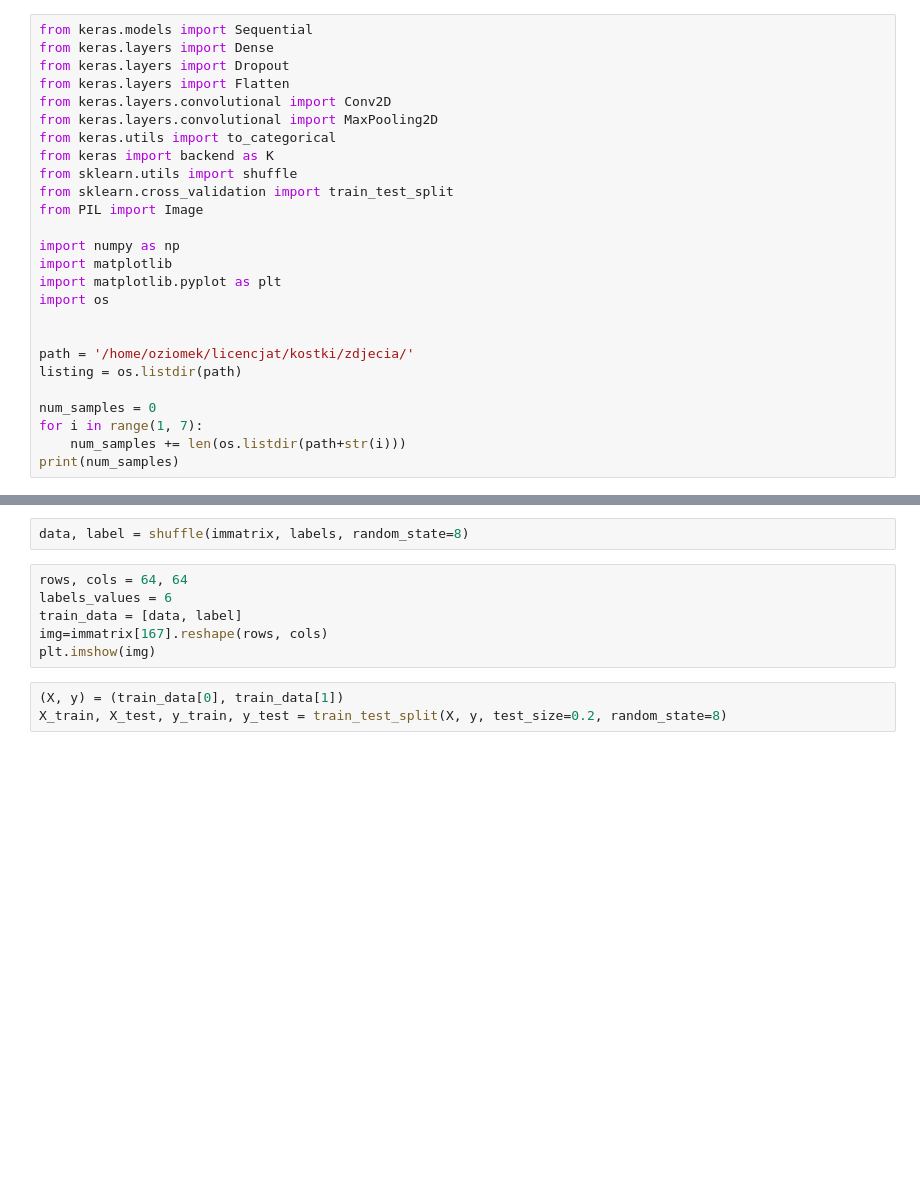
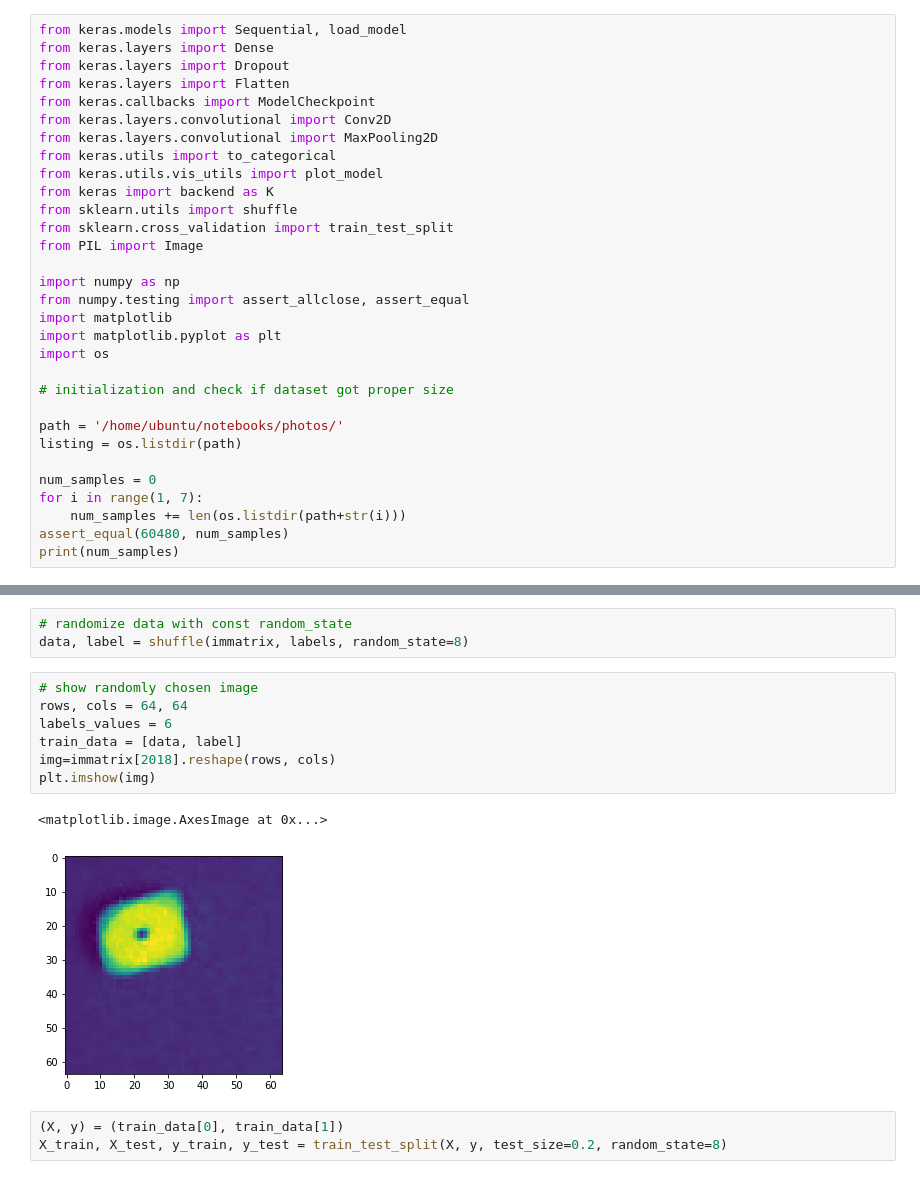
Before and after one commit to oziomek1/NNLearning, a Jupyter notebook: dice_cnn.ipynb, the cells around one changed output, grey strips where cells are left out. Saved outputs shown, nothing was run; the diff lists cells and outputs as text; blank space fills up the shorter version.

```diff
--- a/dice_cnn.ipynb
+++ b/dice_cnn.ipynb
@@ -3,26 +3,31 @@
 # %%
-from keras.models import Sequential
+from keras.models import Sequential, load_model
 from keras.layers import Dense
 from keras.layers import Dropout
 from keras.layers import Flatten
+from keras.callbacks import ModelCheckpoint
 from keras.layers.convolutional import Conv2D
 from keras.layers.convolutional import MaxPooling2D
 from keras.utils import to_categorical
+from keras.utils.vis_utils import plot_model
 from keras import backend as K
 from sklearn.utils import shuffle
 from sklearn.cross_validation import train_test_split
 from PIL import Image
 
 import numpy as np
+from numpy.testing import assert_allclose, assert_equal
 import matplotlib
 import matplotlib.pyplot as plt
 import os
 
+# initialization and check if dataset got proper size
 
-path = '/home/oziomek/licencjat/kostki/zdjecia/'
+path = '/home/ubuntu/notebooks/photos/'
 listing = os.listdir(path)
 
 num_samples = 0
 for i in range(1, 7):
     num_samples += len(os.listdir(path+str(i)))
+assert_equal(60480, num_samples)
 print(num_samples)
@@ -40,13 +49,18 @@ for i in range(0, 60480, 10080):
     labels[i:i+10080] = counter
     counter +=1
 # %%
+# randomize data with const random_state
 data, label = shuffle(immatrix, labels, random_state=8)
 # %%
+# show randomly chosen image
 rows, cols = 64, 64
 labels_values = 6
 train_data = [data, label]
-img=immatrix[167].reshape(rows, cols)
+img=immatrix[2018].reshape(rows, cols)
 plt.imshow(img)
+# %% [output]
+<matplotlib.image.AxesImage at 0x...>
+[figure, added]
 # %%
 (X, y) = (train_data[0], train_data[1])
 X_train, X_test, y_train, y_test = train_test_split(X, y, test_size=0.2, random_state=8)
```
Also changed, not shown: parts of 25 cells of this notebook.
